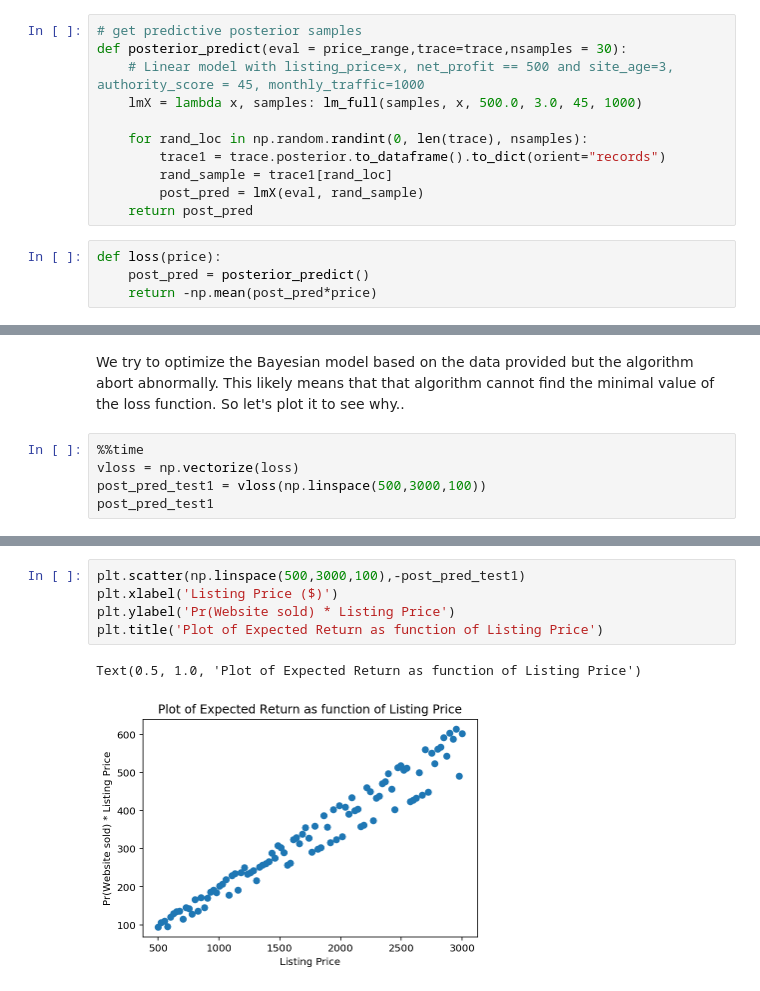
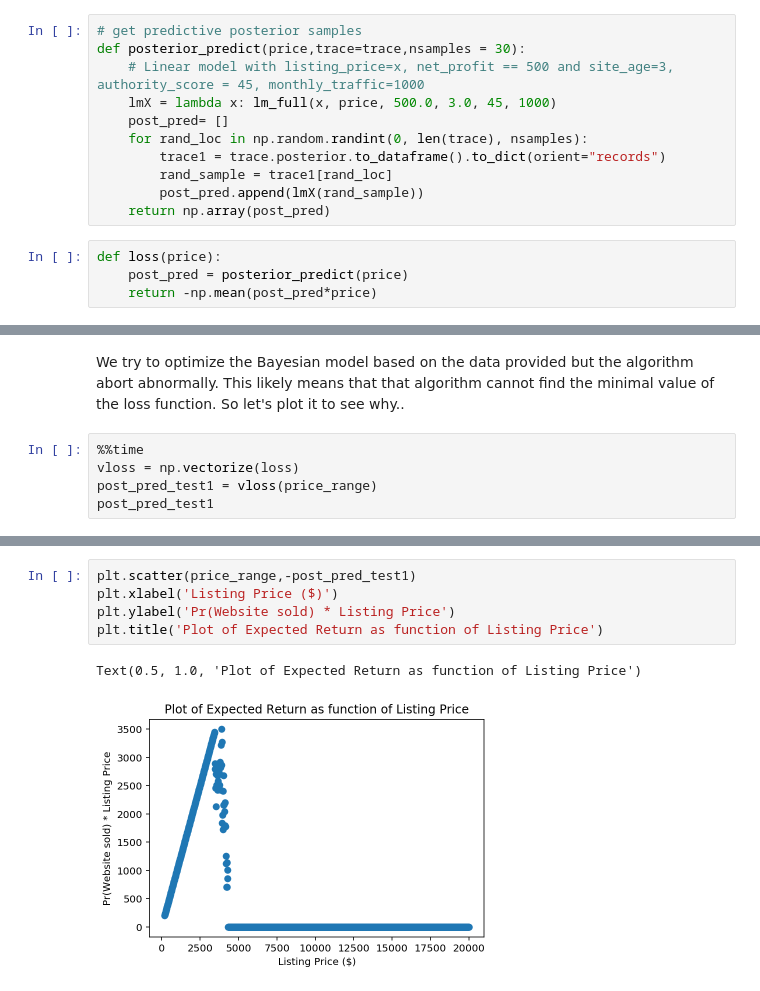
Before and after one commit to latlan1/supply_chain, a Jupyter notebook: website_sell_price_optimization.ipynb, the cells around one changed output, grey strips where cells are left out. Drawn from its saved outputs; the diff is of its cells as text.

```diff
--- a/website_sell_price_optimization.ipynb
+++ b/website_sell_price_optimization.ipynb
@@ -205,18 +209,18 @@ Loss function =  Pr(selling website if listed at particular price) * listing_pri
 Alternatively, we could choose to maximize a more complex function if we were interested in buying websites that don't require too much upkeep relative to its net profit. In this use case, the loss function would need to strike a balance between the cost of running/maintaining these websites and the monthly net profit.
 # %%
 # get predictive posterior samples
-def posterior_predict(eval = price_range,trace=trace,nsamples = 30):
+def posterior_predict(price,trace=trace,nsamples = 30):
     # Linear model with listing_price=x, net_profit == 500 and site_age=3, authority_score = 45, monthly_traffic=1000
-    lmX = lambda x, samples: lm_full(samples, x, 500.0, 3.0, 45, 1000)
-
+    lmX = lambda x: lm_full(x, price, 500.0, 3.0, 45, 1000)
+    post_pred= []
     for rand_loc in np.random.randint(0, len(trace), nsamples):
         trace1 = trace.posterior.to_dataframe().to_dict(orient="records")
         rand_sample = trace1[rand_loc]
-        post_pred = lmX(eval, rand_sample)
-    return post_pred
+        post_pred.append(lmX(rand_sample))
+    return np.array(post_pred)
 # %%
 def loss(price):
-    post_pred = posterior_predict()
+    post_pred = posterior_predict(price)
     return -np.mean(post_pred*price)
 # %%
 # parameters for the optimization, we're just including the max order sizes as bounds
@@ -248,6 +252,6 @@ We try to optimize the Bayesian model based on the data provided but the algorit
 # %%
 %%time
 vloss = np.vectorize(loss)
-post_pred_test1 = vloss(np.linspace(500,3000,100))
+post_pred_test1 = vloss(price_range)
 post_pred_test1
 # %% [output]
@@ -272,9 +276,9 @@ array([ -94.4999984 , -105.48805458, -110.55959566,  -95.00004136,
 # %%
-plt.scatter(np.linspace(500,3000,100),-post_pred_test1)
+plt.scatter(price_range,-post_pred_test1)
 plt.xlabel('Listing Price ($)')
 plt.ylabel('Pr(Website sold) * Listing Price')
 plt.title('Plot of Expected Return as function of Listing Price')
 # %% [output]
 Text(0.5, 1.0, 'Plot of Expected Return as function of Listing Price')
-[figure, old version]
+[figure, new version]
 # %% [markdown]
```
Also changed, not shown: parts of 5 cells of this notebook, 1 other file.
